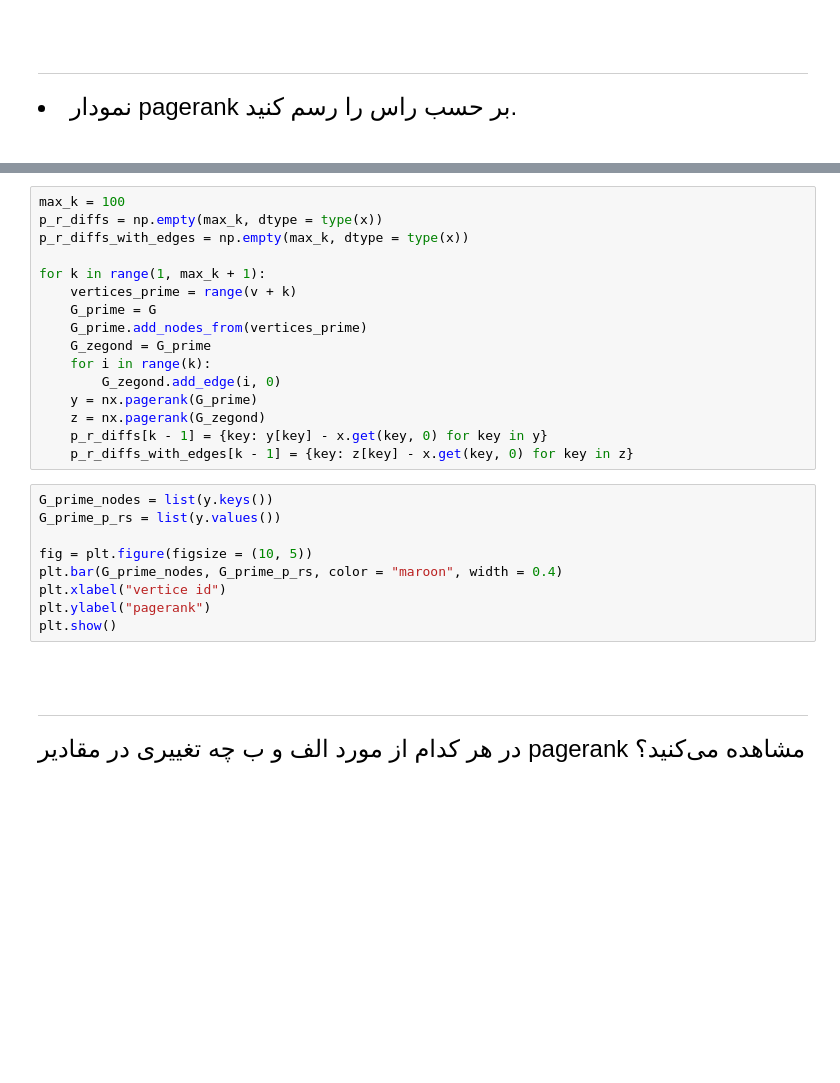
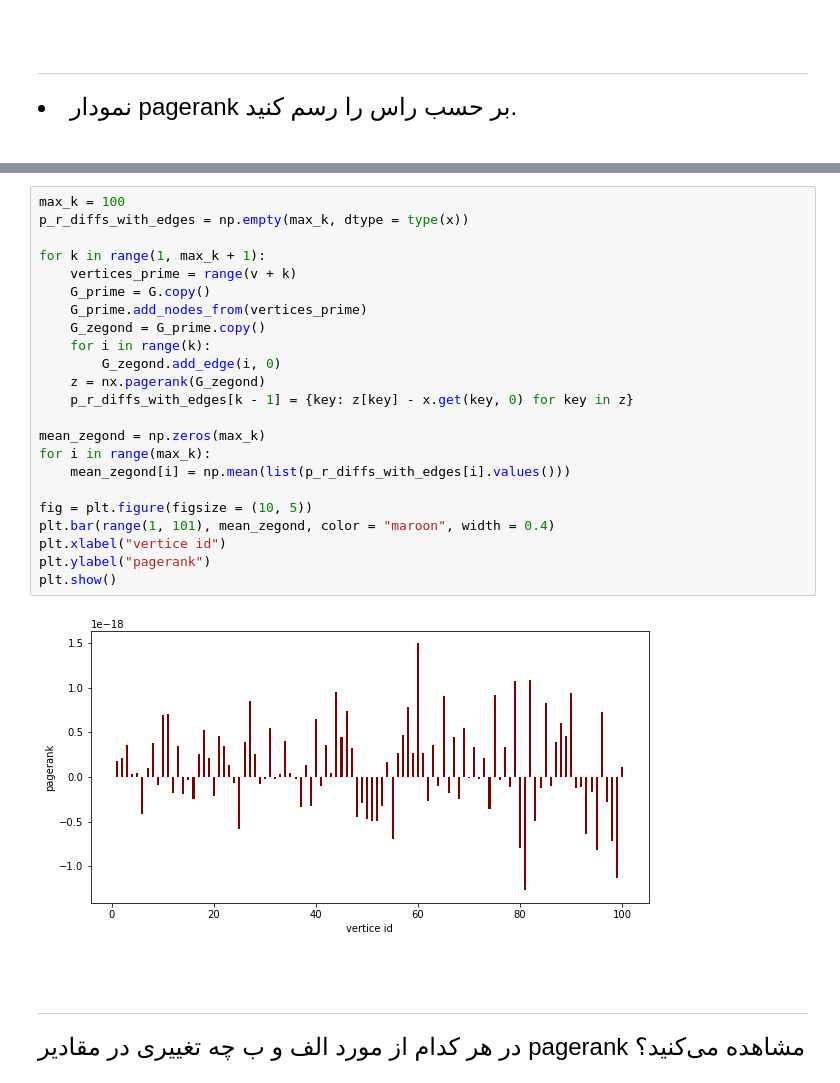
Before and after one commit to alex-abrehforoush/Homework, a Jupyter notebook: 7th sem/Foundations of Data Science/Projects/3/PRJ3_ANSWER.ipynb, the cells around one changed output, grey strips where cells are left out. Saved outputs shown, nothing was run; the diff lists cells and outputs as text; blank space fills up the shorter version.

```diff
--- a/7th sem/Foundations of Data Science/Projects/3/PRJ3_ANSWER.ipynb
+++ b/7th sem/Foundations of Data Science/Projects/3/PRJ3_ANSWER.ipynb
@@ -190,29 +216,29 @@ plt.show()
 </div>
 # %%
 max_k = 100
-p_r_diffs = np.empty(max_k, dtype = type(x))
 p_r_diffs_with_edges = np.empty(max_k, dtype = type(x))
 
 for k in range(1, max_k + 1):
     vertices_prime = range(v + k)
-    G_prime = G
+    G_prime = G.copy()
     G_prime.add_nodes_from(vertices_prime)
-    G_zegond = G_prime
+    G_zegond = G_prime.copy()
     for i in range(k):
         G_zegond.add_edge(i, 0)
-    y = nx.pagerank(G_prime)
     z = nx.pagerank(G_zegond)
-    p_r_diffs[k - 1] = {key: y[key] - x.get(key, 0) for key in y}
     p_r_diffs_with_edges[k - 1] = {key: z[key] - x.get(key, 0) for key in z}
+
+mean_zegond = np.zeros(max_k)
+for i in range(max_k):
+    mean_zegond[i] = np.mean(list(p_r_diffs_with_edges[i].values()))
+
+fig = plt.figure(figsize = (10, 5))
+plt.bar(range(1, 101), mean_zegond, color = "maroon", width = 0.4)
+plt.xlabel("vertice id")
+plt.ylabel("pagerank")
+plt.show()
+# %% [output]
+[figure, added]
-# %%
-G_prime_nodes = list(y.keys())
-G_prime_p_rs = list(y.values())
-
-fig = plt.figure(figsize = (10, 5))
-plt.bar(G_prime_nodes, G_prime_p_rs, color = "maroon", width = 0.4)
-plt.xlabel("vertice id")
-plt.ylabel("pagerank")
-plt.show()
 # %% [markdown]
 <p></p>
 <br/>
```
Also changed, not shown: parts of 81 cells of this notebook, 36 other files.
